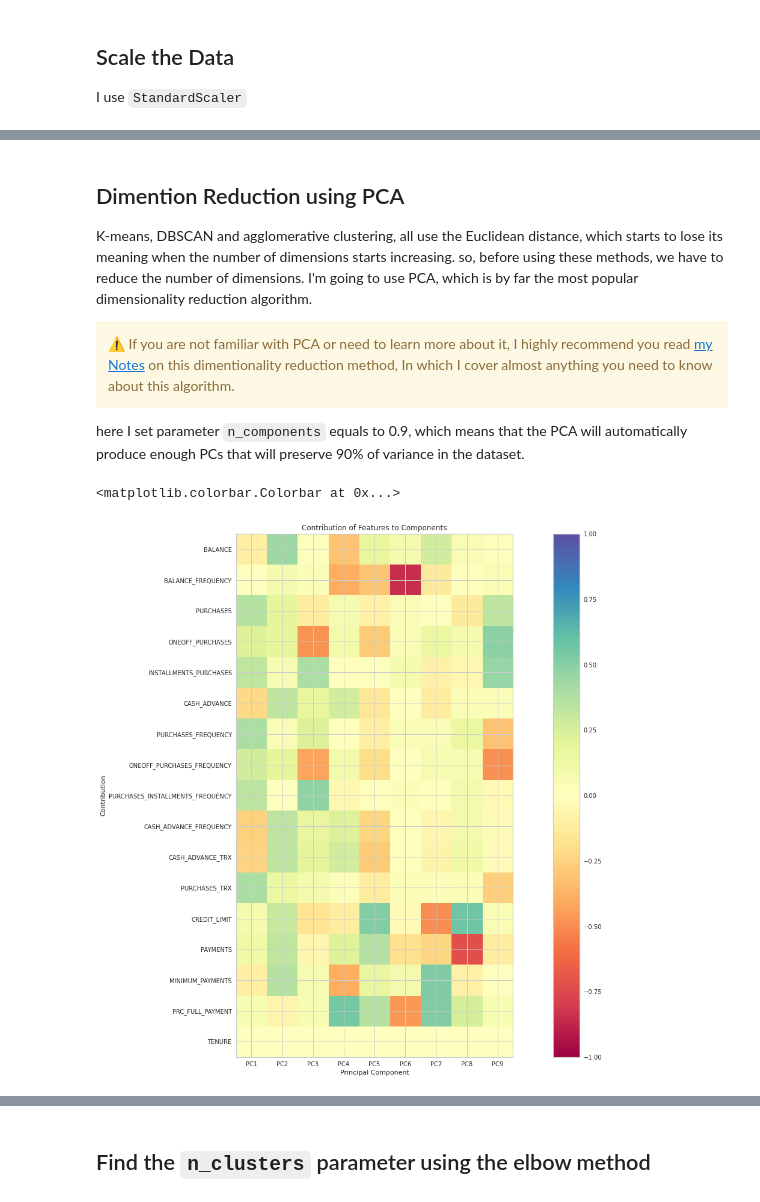
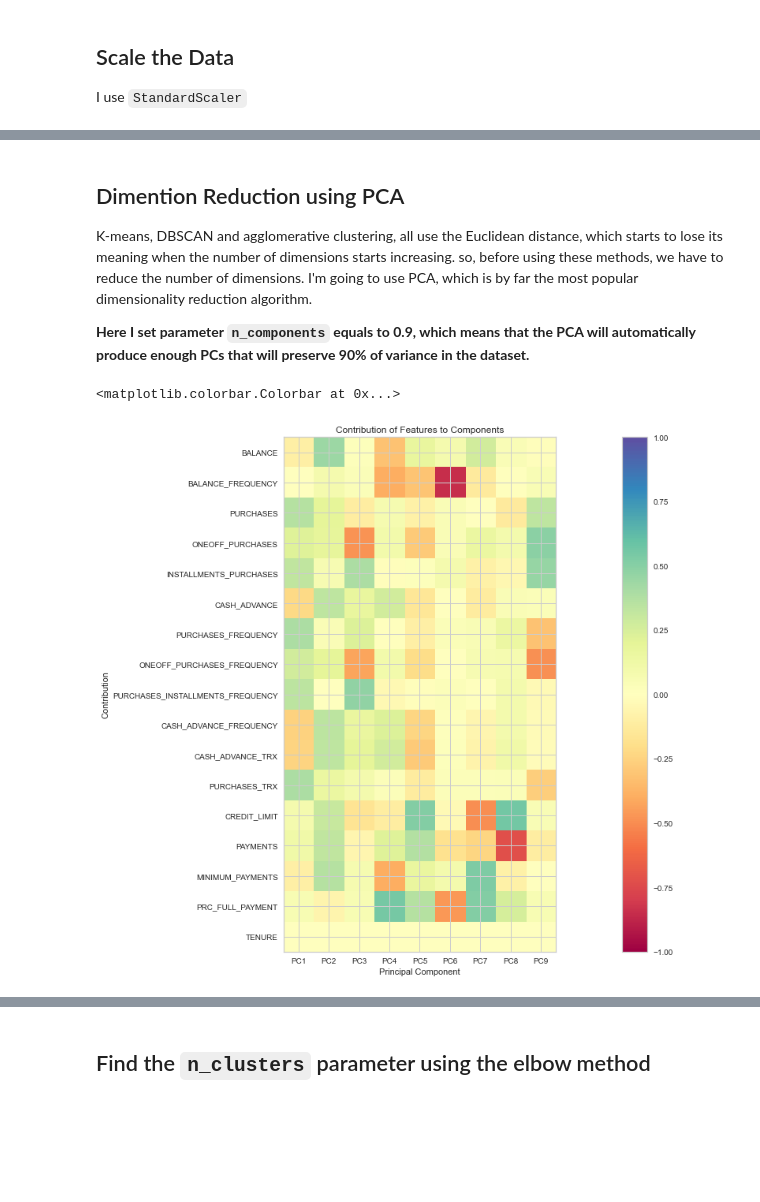
Before and after one commit to adiag321/Bank-Customer-Profiling-and-Segmentation, a Jupyter notebook: Implementing K_means.ipynb, the cells around one changed output, grey strips where cells are left out. Drawn from its saved outputs; the diff is of its cells as text; code cells hidden in the pictures; blank space fills up the shorter version.

Commit message:
Updating project files

```diff
--- a/Implementing K_means.ipynb
+++ b/Implementing K_means.ipynb
@@ -51,7 +50,8 @@ Let's take a look at our dataset. we're going to:
 # %% [markdown]
 ## Load the dataset:
 # %%
-cc_general = pd.read_csv('../input/ccdata/CC GENERAL.csv')
+url = '/Users/adityaagarwal/Aditya Ag/Jupyter Notebook/Resume Projects/Bank Customer Profiling and Segmentation/data/marketing_data.csv'
+cc_general = pd.read_csv(url)
 cc_general.head()
 # %% [output]
 |  | CUST_ID | BALANCE | BALANCE_FREQUENCY | PURCHASES | ONEOFF_PURCHASES | INSTALLMENTS_PURCHASES | CASH_ADVANCE | ... |
@@ -158,7 +98,7 @@ def outlier_percent(data):
 non_categorical_data = cc_general.drop(['CUST_ID'], axis=1)
 for column in non_categorical_data.columns:
     data = non_categorical_data[column]
-    percent = str(round(outlier_percent(data), 2))
+    percent = round(outlier_percent(data), 2)
     print(f'Outliers in "{column}": {percent}%')
 # %% [output]
 Outliers in "BALANCE": 7.77%
@@ -267,31 +207,27 @@ std_imp_data.describe()
 ## Dimention Reduction using PCA
 K-means, DBSCAN and agglomerative clustering, all use the Euclidean distance, which starts to lose its meaning when the number of dimensions starts increasing. so, before using these methods, we have to reduce the number of dimensions. I'm going to use PCA, which is by far the most popular dimensionality reduction algorithm.
 
-<div class="alert alert-warning" role="alert">
-  ⚠ If you are not familiar with PCA or need to learn more about it, I highly recommend you read <a href="https://github.com/HalflingWizard/MachineLearning/blob/main/4-%20Dimensionality%20Reduction/PCA.md">my Notes</a> on this dimentionality reduction method, In which I cover almost anything you need to know about this algorithm.
-</div>
-
-here I set parameter `n_components` equals to 0.9, which means that the PCA will automatically produce enough PCs that will preserve 90% of variance in the dataset.
+**Here I set parameter `n_components` equals to 0.9, which means that the PCA will automatically produce enough PCs that will preserve 90% of variance in the dataset.**
 # %%
 pca = PCA(n_components=0.9, random_state=42)
 pca.fit(std_imp_data)
 PC_names = ['PC'+str(x) for x in range(1,len(pca.components_)+1)]
 pca_data = pd.DataFrame(pca.transform(std_imp_data), columns=PC_names)
 # %%
-fig, ax = plt.subplots(figsize=(24, 16))
+fig, ax = plt.subplots(figsize=(30, 12))
 plt.imshow(pca.components_.T,
            cmap="Spectral",
            vmin=-1,
-           vmax=1,
+           vmax=1
           )
 plt.yticks(range(len(std_imp_data.columns)), std_imp_data.columns)
 plt.xticks(range(len(pca_data.columns)), pca_data.columns)
 plt.xlabel("Principal Component")
 plt.ylabel("Contribution")
 plt.title("Contribution of Features to Components")
 plt.colorbar()
 # %% [output]
 <matplotlib.colorbar.Colorbar at 0x...>
-[figure, old version]
+[figure, new version]
 # %% [markdown]
 # Train the Model
```
Also changed, not shown: parts of 14 cells of this notebook, 11 other files.
